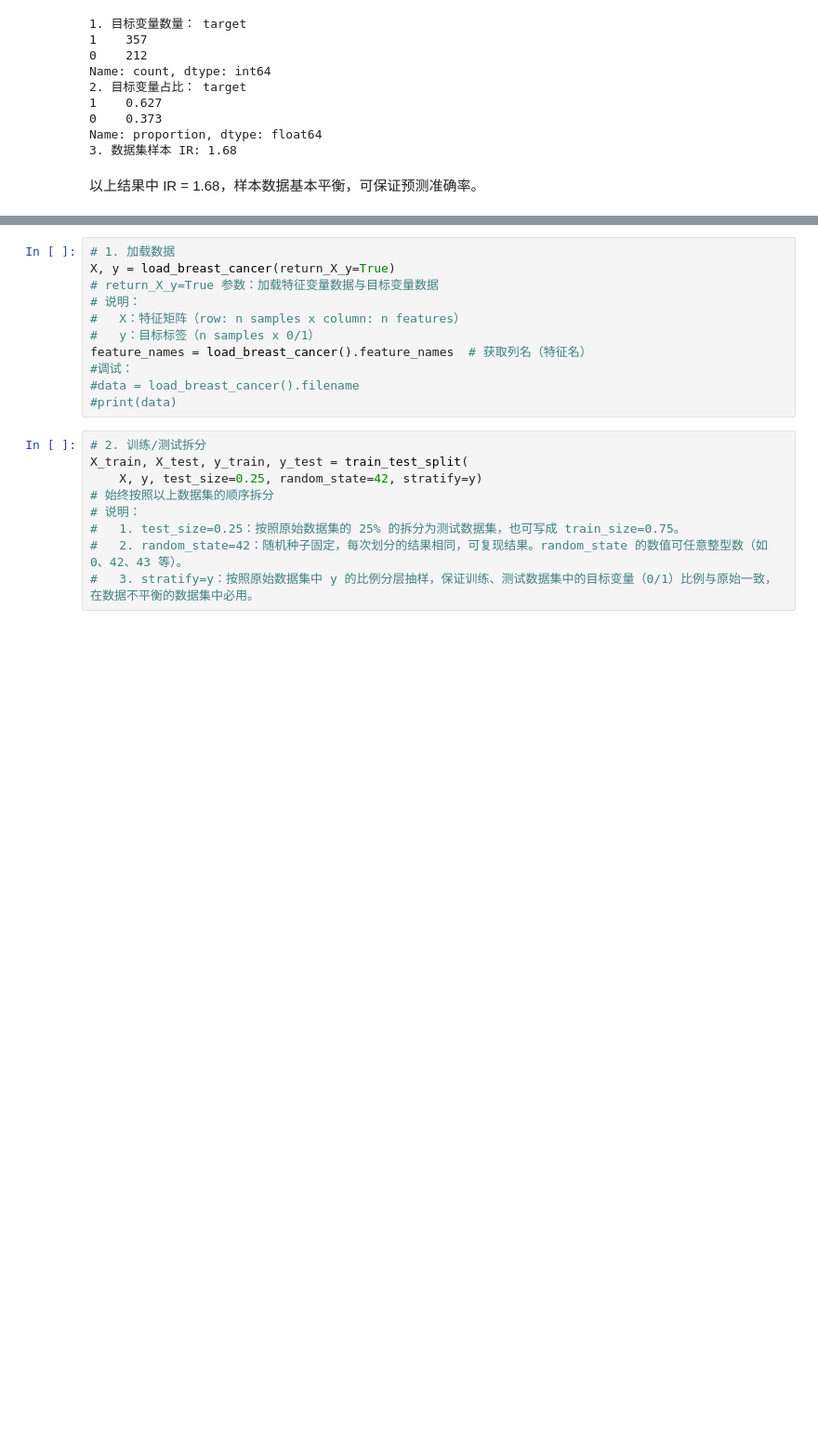
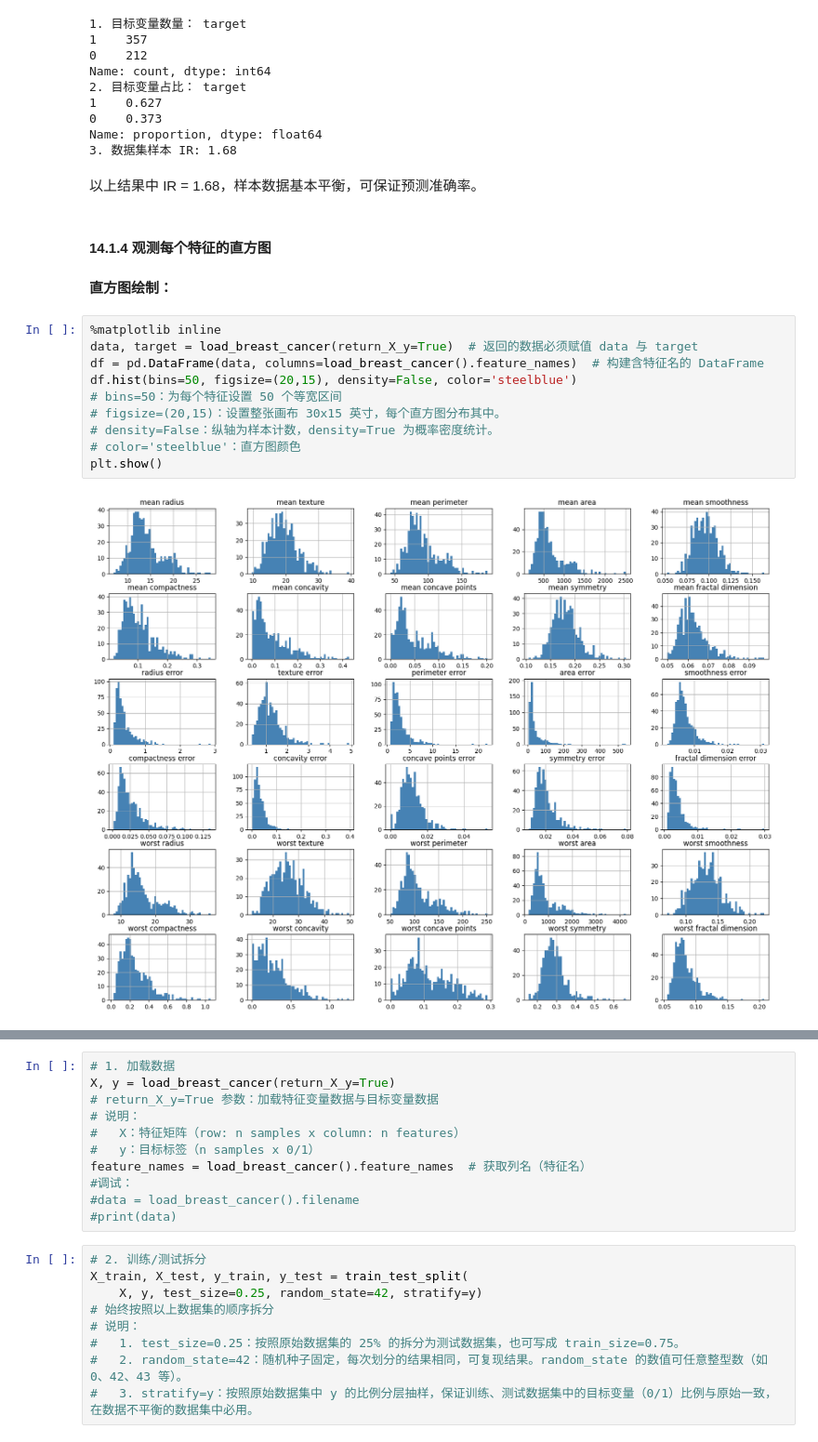
Before and after one commit to Alberthua-Perl/python-project-demo, a Jupyter notebook: AI267v2.x-course-demo/基于 Red Hat OpenShift AI 运行 MLOps.ipynb, the cells around one changed output, grey strips where cells are left out. Shown: that part at 93% size. Saved outputs shown, nothing was run; the diff lists cells and outputs as text; blank space fills up the shorter version.

```diff
--- a/AI267v2.x-course-demo/基于 Red Hat OpenShift AI 运行 MLOps.ipynb
+++ b/AI267v2.x-course-demo/基于 Red Hat OpenShift AI 运行 MLOps.ipynb
@@ -778,3 +803,19 @@ Name: proportion, dtype: float64
 3. 数据集样本 IR: 1.68
 # %% [markdown]
 以上结果中 IR = 1.68，样本数据基本平衡，可保证预测准确率。
+# %% [markdown]
+#### **14.1.4 观测每个特征的直方图**
+# %% [markdown]
+**直方图绘制：**
+# %%
+%matplotlib inline
+data, target = load_breast_cancer(return_X_y=True)  # 返回的数据必须赋值 data 与 target
+df = pd.DataFrame(data, columns=load_breast_cancer().feature_names)  # 构建含特征名的 DataFrame
+df.hist(bins=50, figsize=(20,15), density=False, color='steelblue')
+# bins=50：为每个特征设置 50 个等宽区间
+# figsize=(20,15)：设置整张画布 30x15 英寸，每个直方图分布其中。
+# density=False：纵轴为样本计数，density=True 为概率密度统计。
+# color='steelblue'：直方图颜色
+plt.show()
+# %% [output]
+[figure, added]
```
Also changed, not shown: parts of 47 cells of this notebook, 2 other files.
